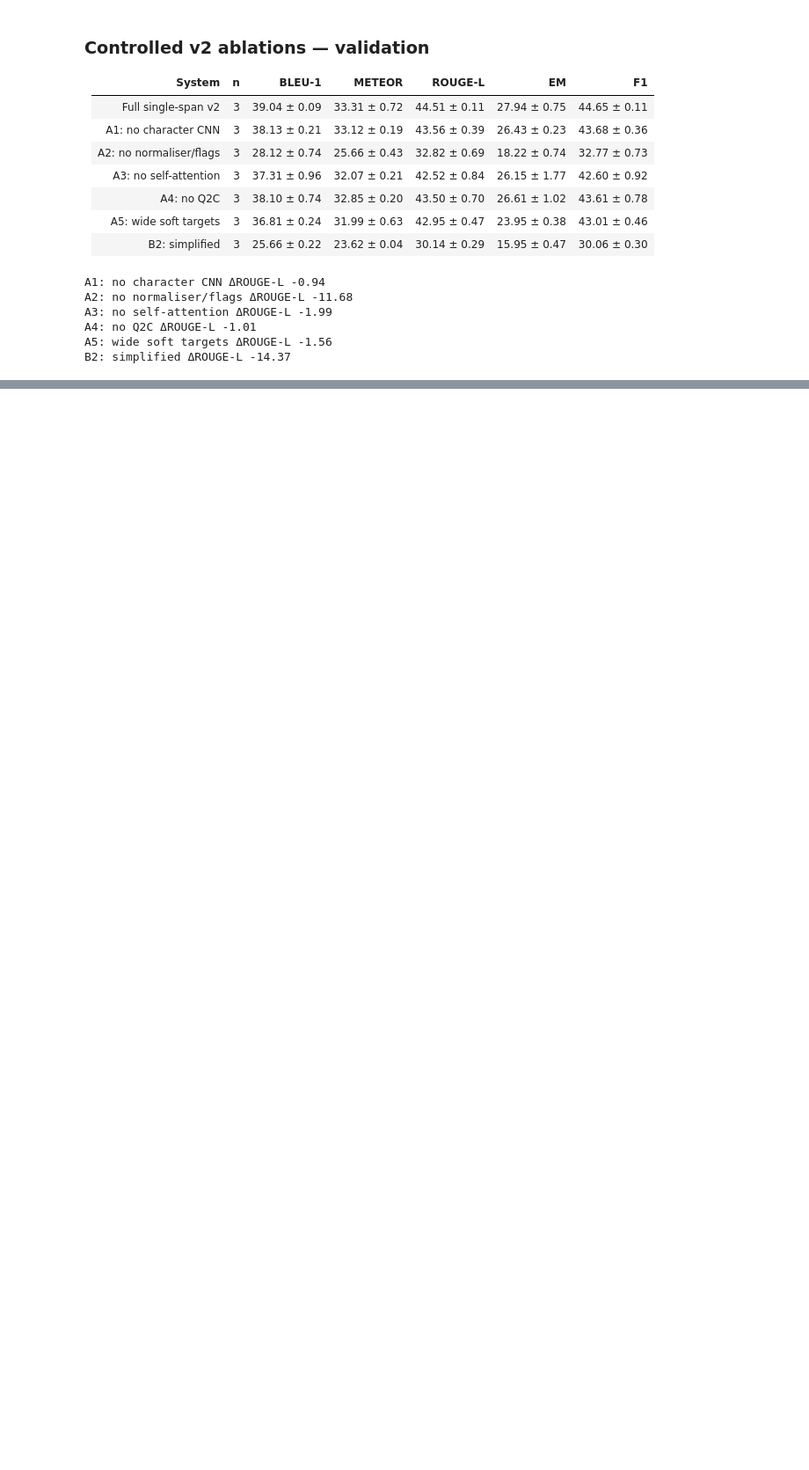
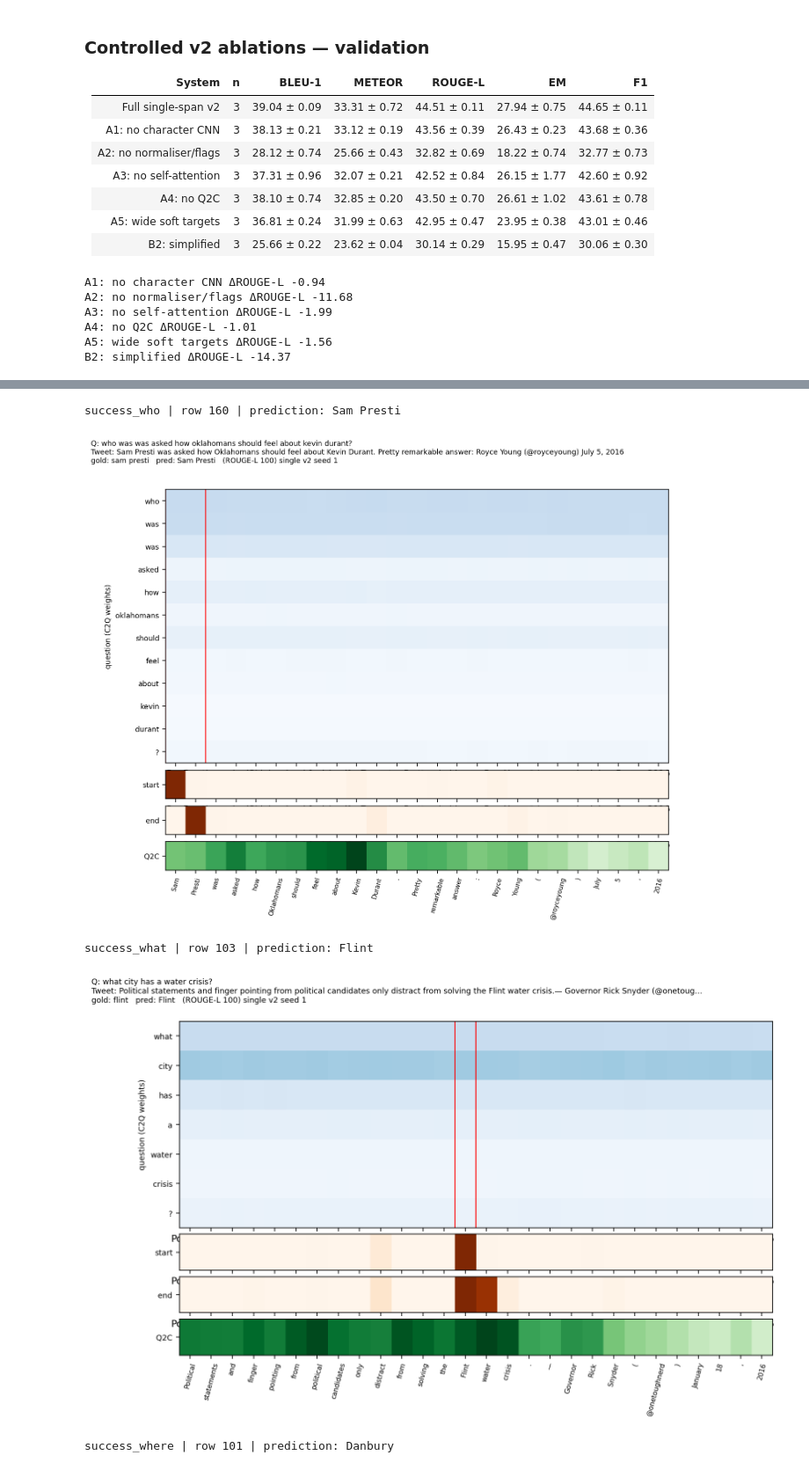
Before and after one commit to James-h95/A2, a Jupyter notebook: submission/CITS4012_5.ipynb, the cells around one changed output, grey strips where cells are left out. Shown at 88% size. Cells and saved outputs as stored; diff of their text form; code cells hidden in the pictures; blank space fills up the shorter version.

Commit message:
final nb with all inference, validation, testing and evaluation

```diff
--- a/submission/CITS4012_5.ipynb
+++ b/submission/CITS4012_5.ipynb
@@ -2305,11 +2471,0 @@ Automatically tagged validation sample; these are not claimed as manually labell
-# %%
-attention=json.loads(Path("attention/results/stage7_summary.json").read_text())
-print("Analysis checkpoint:",attention["full_run"])
-print("Errors (EM=0):",attention["n_errors"],"/ 1076 validation questions")
-print("Automatic categories in the 100-error sample:",attention["auto_tags"])
-error_rows=read_csv("attention/results/error_sample.csv")
-assert len(error_rows)==100
-for row in error_rows[:8]:
-    print({k:v for k,v in row.items() if k in ["question","gold","pred","auto_tag","error_cause"]})
-print("Question-type breakdown:")
-for word,values in attention["qtype"].items():print(word,values)
@@ -2376,0 +2472,6 @@ Fresh model inference skipped; original successful Colab validation evidence is
+# %%
+for tag in ('B3','B4'):
+    meta = json.loads((B34/tag/'metadata.json').read_text())
+    print('\nRecreated',tag,'final-epoch checkpoint:',json.dumps(meta,indent=2))
+    print((B34/(tag+'_training_log.json')).read_text())
+    print('Saved validation:',(B34/tag/'validation_scores.json').read_text())
@@ -2376,0 +2499,43 @@ Fresh model inference skipped; original successful Colab validation evidence is
+# %%
+from src import analysis as A
+figdir = OUT/'figures'
+figdir.mkdir(exist_ok=True)
+model, cfg, wv, cv = T.load_checkpoint(MAIN_PATHS[0], DEVICE)
+attention_examples = D.preprocess(val_rows,dict(use_normaliser=cfg['use_normaliser'],tau=cfg['tau'],
+                                              soft_tau=cfg.get('soft_tau'),max_span_len=cfg['max_span_len']))
+D.encode(attention_examples,wv,cv)
+chosen = json.loads(Path('attention_examples.json').read_text())
+by_row_id = {e['row_id']: e for e in attention_examples}
+for name, row_id in chosen.items():
+    ex = by_row_id[row_id]
+    prediction = A.attention_figure(model,ex,DEVICE,figdir/name,title_extra='single v2 seed 1',max_span_len=15)
+    print(name,'| row',ex['row_id'],'| prediction:',prediction)
+    display(Image(filename=str(figdir/(name+'.png')),width=1000))
+# Visualise the gated self-attention that connects tweet tokens.
+import matplotlib.pyplot as plt
+for name in ('success_who','fail_abstractive'):
+    ex = by_row_id[chosen[name]]
+    model.eval()
+    with torch.no_grad():
+        output = model(T.to_device(D.collate([ex]),DEVICE),return_attn=True)
+    labels = [t['raw'] for t in ex['t_tokens']]
+    weights = output['self_attn'][0].detach().cpu().numpy()[:len(labels),:len(labels)]
+    fig, ax = plt.subplots(figsize=(max(8,len(labels)*0.3),max(6,len(labels)*0.25)))
+    im = ax.imshow(weights,cmap='Purples',aspect='auto')
+    ax.set_xticks(range(len(labels)),labels,rotation=80,fontsize=7)
+    ax.set_yticks(range(len(labels)),labels,fontsize=7)
+    ax.set_xlabel('Attended tweet token')
+    ax.set_ylabel('Query tweet token')
+    ax.set_title('Single v2 seed 1 self-attention: '+name)
+    fig.colorbar(im,ax=ax)
+    fig.savefig(figdir/(name+'_self_attention.png'),bbox_inches='tight',dpi=160)
+    plt.close(fig)
+    display(Image(filename=str(figdir/(name+'_self_attention.png')),width=900))
+del model
+release_gpu()
+# %% [output]
+success_who | row 160 | prediction: Sam Presti
+[figure, added]
+success_what | row 103 | prediction: Flint
+[figure, added]
+success_where | row 101 | prediction: Danbury
```
Also changed, not shown: parts of 50 cells of this notebook, 7 other files.
